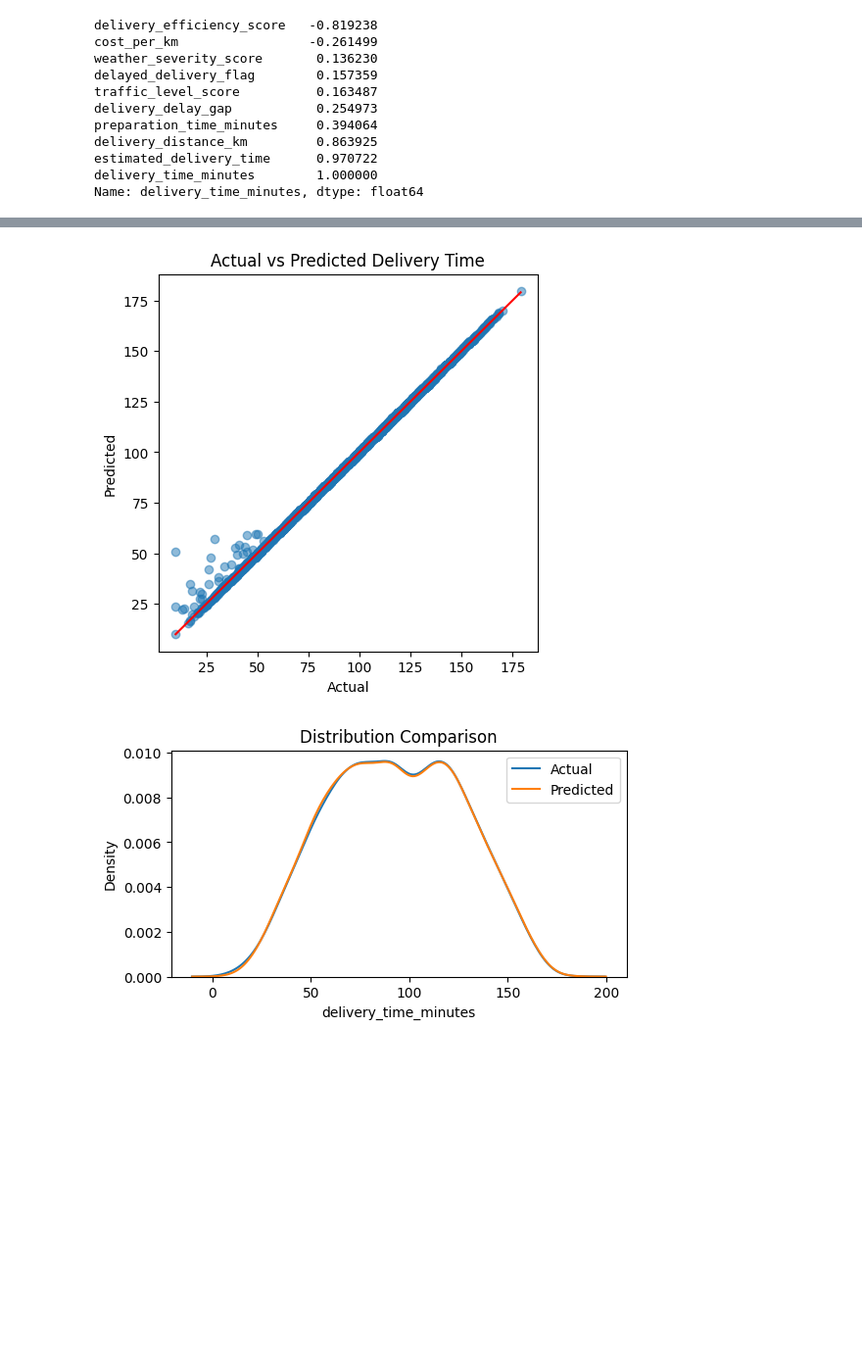
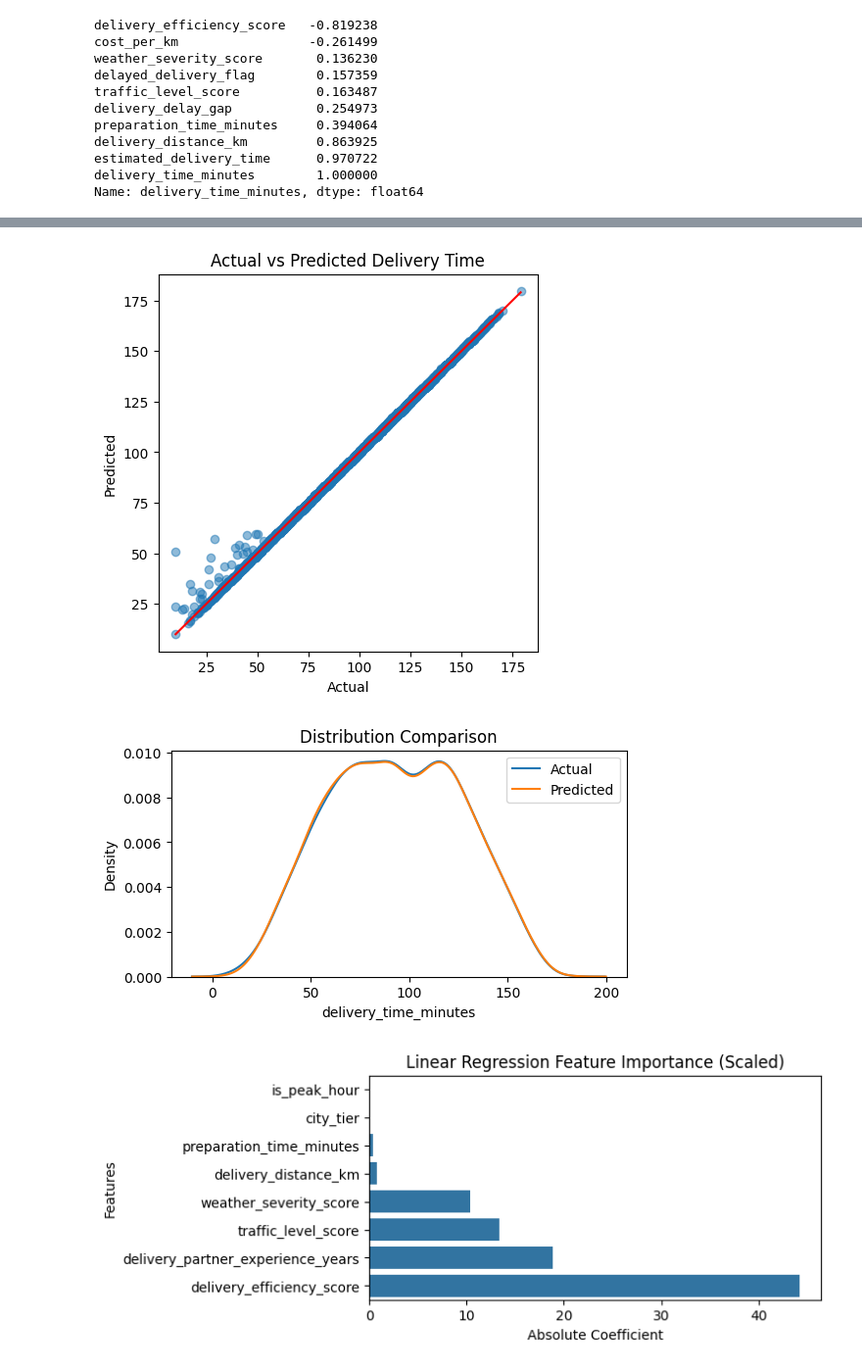
Before and after one commit to soufianboukir/food-delivery-analytics, a Jupyter notebook: notebooks/04_modeling_regression.ipynb, the cells around one changed output, grey strips where cells are left out. Shown at 98% size. Drawn from its saved outputs; the diff is of its cells as text; code cells hidden in the pictures; blank space fills up the shorter version.

Commit message:
done:02_modeling_regression.ipynb

```diff
--- a/notebooks/04_modeling_regression.ipynb
+++ b/notebooks/04_modeling_regression.ipynb
@@ -97,31 +99,24 @@ X_train, X_test, y_train, y_test = train_test_split(
 # %%
-# implementing linear regression
-from sklearn.linear_model import LinearRegression
-
 # model
-model = LinearRegression()
-
-# training
-model.fit(X_train, y_train)
+lr = LinearRegression()
+lr.fit(X_train_scaled, y_train)
 
 # predictions
-y_pred = model.predict(X_test)
+y_pred = lr.predict(X_test_scaled)
 
 # evaluation
 mae = mean_absolute_error(y_test, y_pred)
 rmse = np.sqrt(mean_squared_error(y_test, y_pred))
 r2 = r2_score(y_test, y_pred)
 
-# results
 print("=" * 50)
-print("Linear Regression Results")
+print("Linear Regression (Scaled)")
 print("=" * 50)
-
 print(f"MAE  : {mae:.2f}")
 print(f"RMSE : {rmse:.2f}")
 print(f"R²   : {r2:.4f}")
 
-# actual vs predicted delivery time plot
+# Actual vs Predicted
 plt.figure(figsize=(5,5))
 
 plt.scatter(y_test, y_pred, alpha=0.5)
@@ -134,7 +129,9 @@ plt.xlabel("Actual")
 plt.ylabel("Predicted")
 plt.show()
 
-# Distribution: Actual vs Predicted
+
+
+# Distribution comparison
 plt.figure(figsize=(6,3))
 
 sns.kdeplot(y_test, label='Actual')
@@ -143,5 +140,30 @@ sns.kdeplot(y_pred, label='Predicted')
 plt.title("Distribution Comparison")
 plt.legend()
 plt.show()
+
+
+
+# Feature Importance
+importance = pd.DataFrame({
+    'Feature': features,
+    'Coefficient': lr.coef_
+})
+
+importance['Abs_Coefficient'] = importance['Coefficient'].abs()
+importance = importance.sort_values(by='Abs_Coefficient', ascending=True)
+
+plt.figure(figsize=(6,3))
+
+sns.barplot(
+    x='Abs_Coefficient',
+    y='Feature',
+    data=importance
+)
+
+plt.title('Linear Regression Feature Importance')
+plt.xlabel('Absolute Coefficient')
+plt.ylabel('Features')
+
+plt.show()
 # %% [output]
 ==================================================
@@ -149,9 +171,10 @@ Linear Regression Results
 ==================================================
 MAE  : 0.42
 RMSE : 1.41
 R²   : 0.9983
 [figure]
 [figure]
+[figure, added]
 # %%
 # implementing random forest regression
 from sklearn.ensemble import RandomForestRegressor
```
Also changed, not shown: parts of 4 cells of this notebook.
